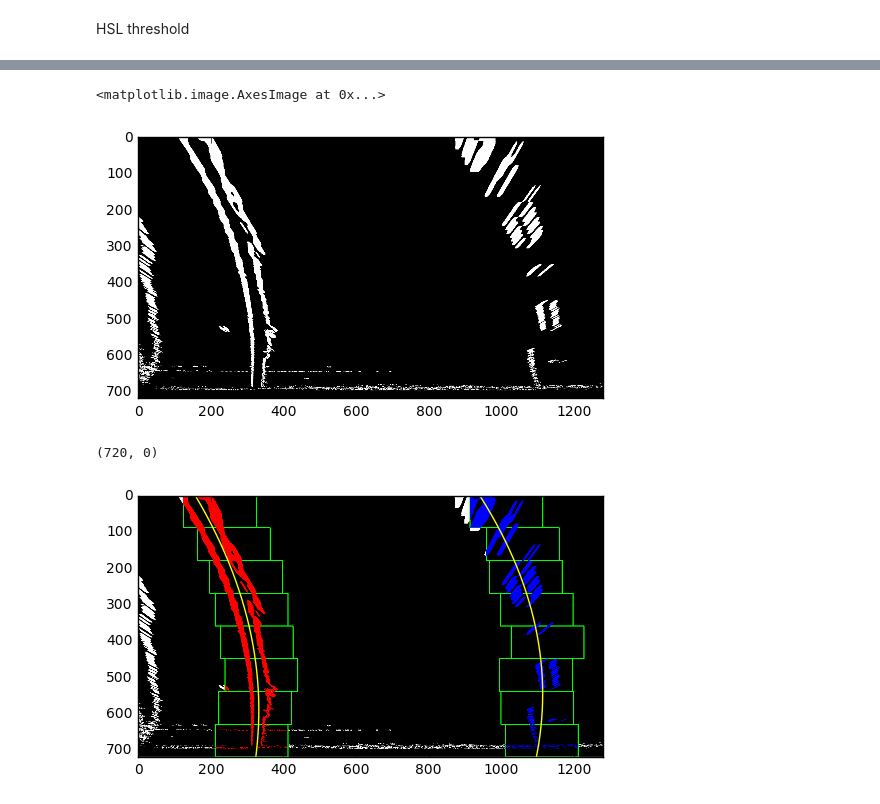
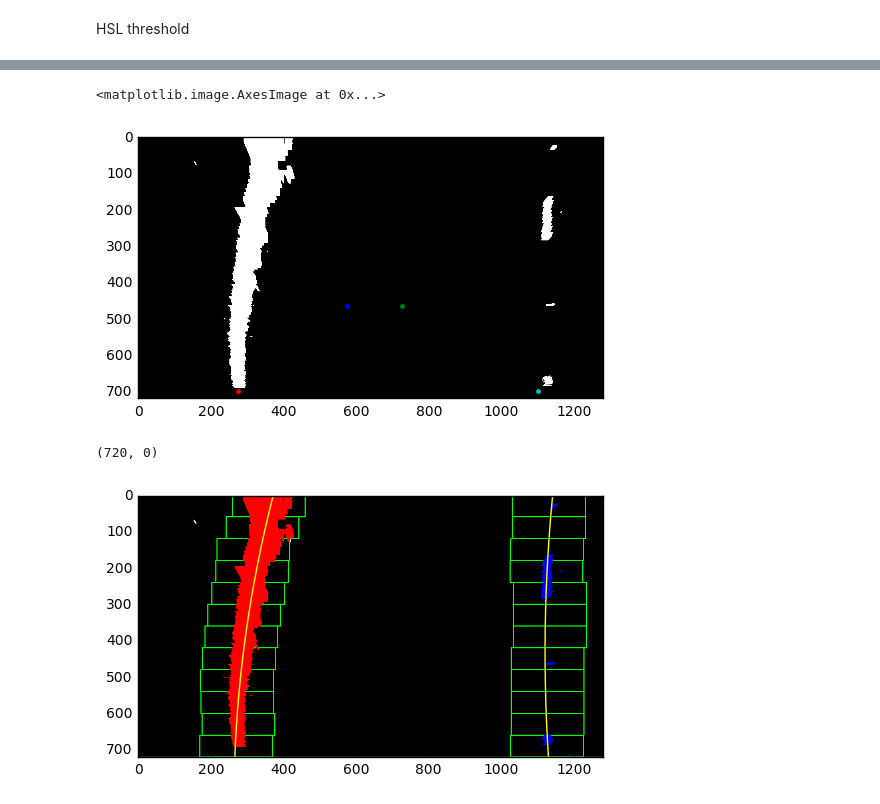
Before and after one commit to yifenghuang/Advanced-Lane-Lines, a Jupyter notebook: examples/example.ipynb, the cells around one changed output, grey strips where cells are left out. Drawn from its saved outputs; the diff is of its cells as text; code cells hidden in the pictures.

```diff
--- a/examples/example.ipynb
+++ b/examples/example.ipynb
@@ -91,0 +76,10 @@ plt.imshow(binary,'gray')
+# %%
+#cell no.2
+img = cv2.imread("../test_images/t.png")
+img = cv2.cvtColor(img, cv2.COLOR_BGR2RGB)
+
+img = cv2.undistort(img, mtx, dist, None, mtx)#undistort the image
+cv2.imwrite("../output_images/test1_undistorted.jpg",cv2.cvtColor(img, cv2.COLOR_RGB2BGR))
+
+
+plt.imshow(img);
@@ -92,15 +88,22 @@ plt.imshow(binary,'gray')
 # %% [markdown]
 HSL threshold
 # %%
+#cell no.3
 hls = cv2.cvtColor(img, cv2.COLOR_RGB2HLS)
 H = hls[:,:,0]
 L = hls[:,:,1]
 S = hls[:,:,2]
 
-thresh = (30, 255)
-binary = np.zeros_like(S)
-binary[(S > thresh[0]) & (S <= thresh[1])] = 1
+thresh = (200, 255)
+HSLt = np.zeros_like(S)
+HSLt[(L > thresh[0]) & (L <= thresh[1])] = 1
 
-plt.imshow(binary,'gray')
+thresh = (100, 255)
+HSLt2 = np.zeros_like(S)
+HSLt2[(S > thresh[0]) & (S <= thresh[1])] = 1
+
+HSLA = np.zeros_like(S)
+HSLA[(HSLt == 1) | (HSLt2 == 1)]=1
+plt.imshow(HSLA,'gray')
 # %% [output]
 <matplotlib.image.AxesImage at 0x...>
@@ -136,23 +132,25 @@ plt.imshow(sxbinary,'gray')
 # %%
-#plt.imshow(img)
-#plt.plot(590,450,'.')
-#plt.plot(690,450,'.')
-#plt.plot(320,690,'.')
-#plt.plot(1100,690,'.')
+#cell no.5
+plt.imshow(img)
+plt.plot(574,464,'.')
+plt.plot(725,464,'.')
+plt.plot(275,700,'.')
+plt.plot(1100,700,'.')
 
 img_size=(img.shape[1],img.shape[0])
 
-src=np.float32([[595,450],[685,450],[320,690],[1100,690]])
-dst=np.float32([[320,0],[1100,0],[320,690],[1100,690]])
+src=np.float32([[574,464],[725,464],[275,700],[1100,700]])
+dst=np.float32([[275,0],[1100,0],[275,700],[1100,700]])
 M = cv2.getPerspectiveTransform(src, dst)
 Minv = cv2.getPerspectiveTransform(dst, src)
 
-binary_warped = cv2.warpPerspective(sxbinary, M, img_size, flags=cv2.INTER_LINEAR)
+binary_warped = cv2.warpPerspective(HSLt, M, img_size, flags=cv2.INTER_LINEAR)
 plt.imshow(binary_warped,'gray')
 # %% [output]
 <matplotlib.image.AxesImage at 0x...>
-[figure, old version]
+[figure, new version]
 # %%
+#cell no.6
 histogram = np.sum(binary_warped[binary_warped.shape[0]/2:,:], axis=0)
 # Create an output image to draw on and  visualize the result
 out_img = np.dstack((binary_warped, binary_warped, binary_warped))*255
@@ -163,7 +161,7 @@ leftx_base = np.argmax(histogram[:midpoint])
 rightx_base = np.argmax(histogram[midpoint:]) + midpoint
 
 # Choose the number of sliding windows
-nwindows = 8
+nwindows = 12
 # Set height of windows
 window_height = np.int(binary_warped.shape[0]/nwindows)
 # Identify the x and y positions of all nonzero pixels in the image
@@ -233,5 +231,5 @@ plt.xlim(0, 1280)
 plt.ylim(720, 0)
 # %% [output]
 (720, 0)
-[figure, old version]
+[figure, new version]
 # %%
```
Also changed, not shown: parts of 14 cells of this notebook, 30 other files.
